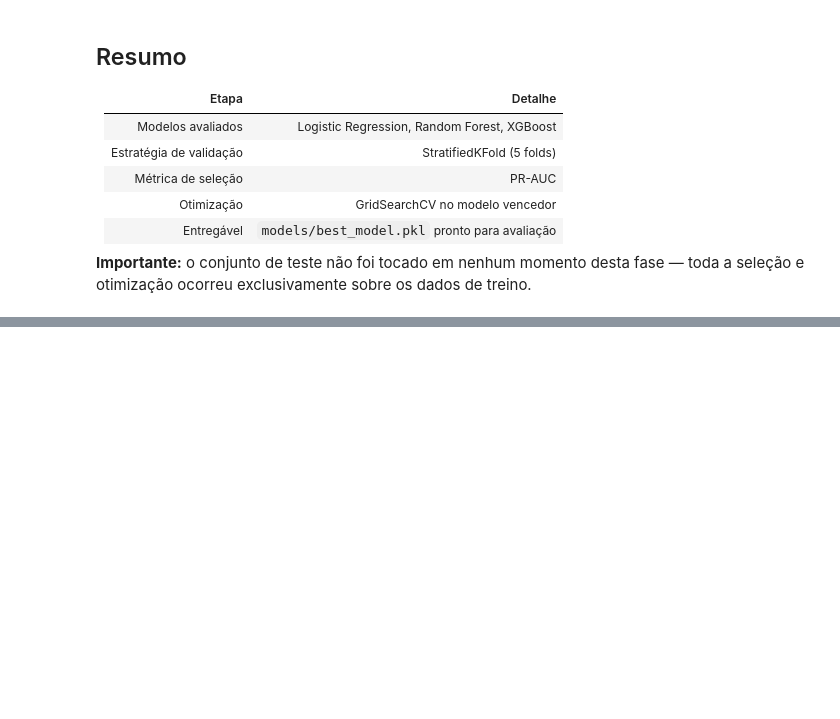
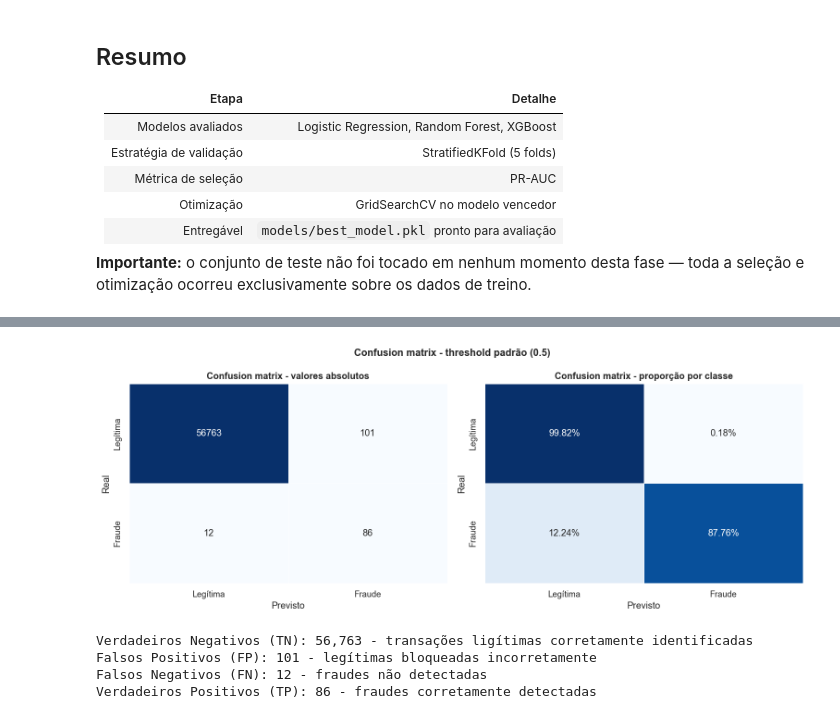
Before and after one commit to jaoalmirante/fraud-detection-ml, a Jupyter notebook: notebooks/fraud_detection.ipynb, the cells around one changed output, grey strips where cells are left out. Cells and saved outputs as stored; diff of their text form; code cells hidden in the pictures; blank space fills up the shorter version.

```diff
--- a/notebooks/fraud_detection.ipynb
+++ b/notebooks/fraud_detection.ipynb
@@ -797,0 +886,42 @@ sobre os dados de treino.
+# %%
+cm = confusion_matrix(y_test, y_pred_default)
+
+fig, axes, = plt.subplots(1, 2, figsize=(13, 5))
+
+# contagem absoluta
+sns.heatmap(cm, annot=True, fmt='d', cmap='Blues',
+            xticklabels=['Legítima', 'Fraude'],
+            yticklabels=['Legítima', 'Fraude'],
+            ax=axes[0], linewidths=0.5, cbar=False)
+axes[0].set_title('Confusion matrix - valores absolutos', fontweight='bold')
+axes[0].set_ylabel('Real')
+axes[0].set_xlabel('Previsto')
+
+# proporção normalizada
+cm_norm = cm.astype('float') / cm.sum(axis=1, keepdims=True)
+sns.heatmap(cm_norm, annot=True, fmt='.2%', cmap='Blues',
+            xticklabels=['Legítima', 'Fraude'],
+            yticklabels=['Legítima', 'Fraude'],
+            ax=axes[1], linewidths=0.5, cbar=False)
+axes[1].set_title('Confusion matrix - proporção por classe', fontweight='bold')
+axes[1].set_ylabel('Real')
+axes[1].set_xlabel('Previsto')
+
+plt.suptitle(f'Confusion matrix - threshold padrão (0.5)',
+             fontsize=13, fontweight='bold')
+plt.tight_layout()
+plt.savefig('../reports/figures/confusion_matrix.png',
+            dpi=150, bbox_inches='tight')
+plt.show()
+
+tn, fp, fn, tp = cm.ravel()
+print(f"Verdadeiros Negativos (TN): {tn:,} - transações ligítimas corretamente identificadas")
+print(f"Falsos Positivos (FP): {fp:,} - legítimas bloqueadas incorretamente")
+print(f"Falsos Negativos (FN): {fn:,} - fraudes não detectadas")
+print(f"Verdadeiros Positivos (TP): {tp:,} - fraudes corretamente detectadas")
+# %% [output]
+[figure, added]
+Verdadeiros Negativos (TN): 56,763 - transações ligítimas corretamente identificadas
+Falsos Positivos (FP): 101 - legítimas bloqueadas incorretamente
+Falsos Negativos (FN): 12 - fraudes não detectadas
+Verdadeiros Positivos (TP): 86 - fraudes corretamente detectadas
```
Also changed, not shown: parts of 10 cells of this notebook, 5 other files.
